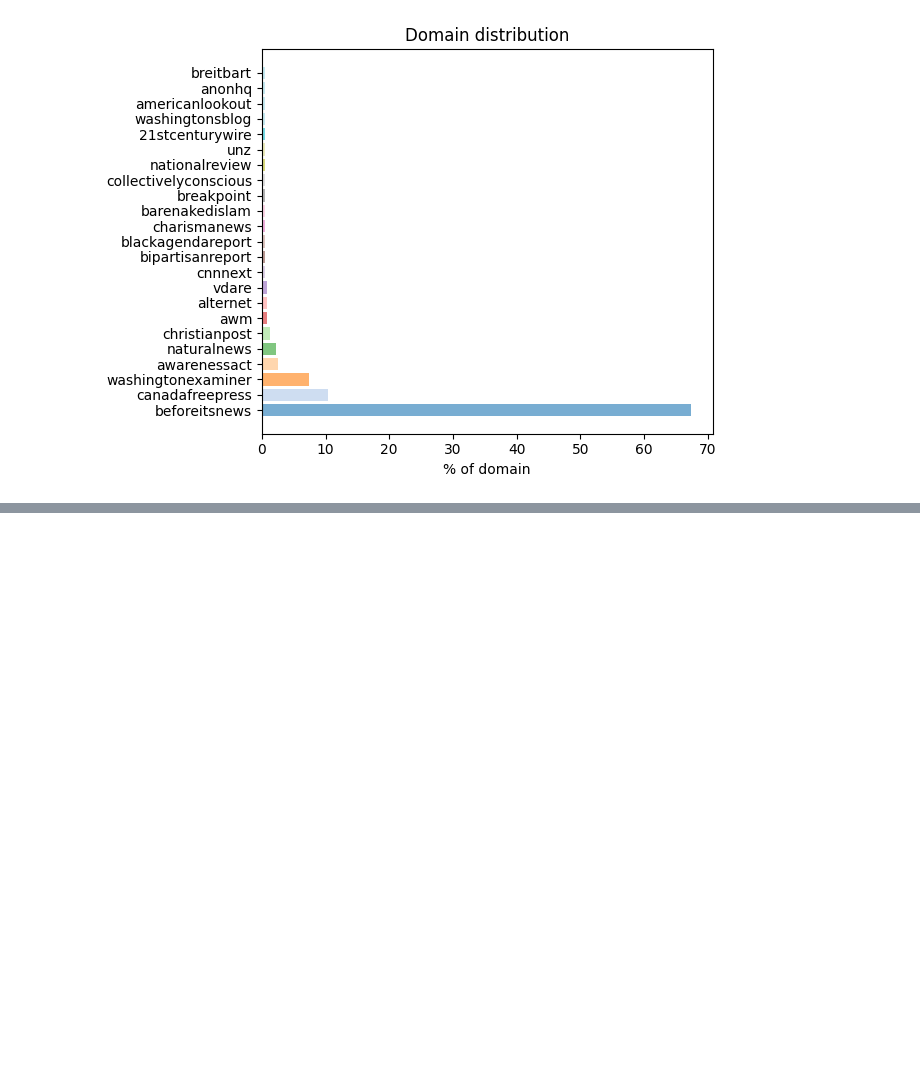
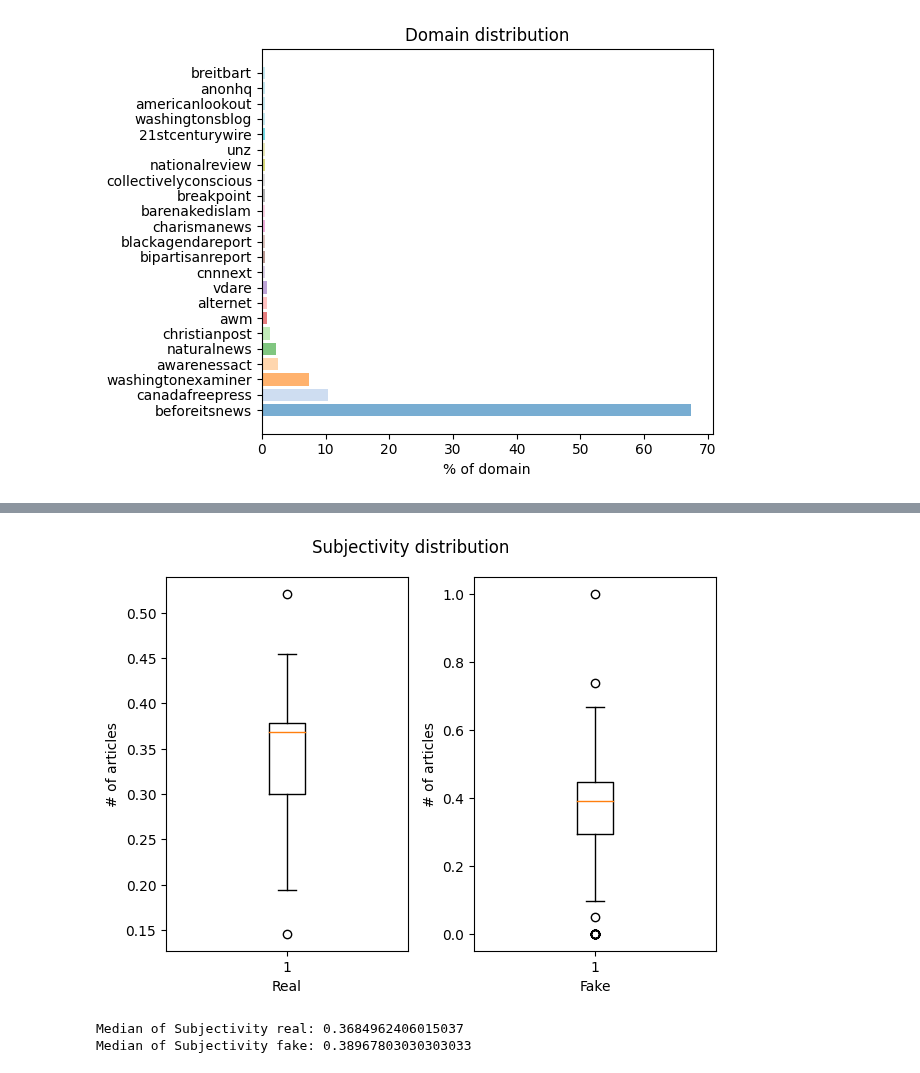
Before and after one commit to henrikdchristensen/DIKU-DS-Exam-FakeNewsDetection, a Jupyter notebook: src/bookhc.ipynb, the cells around one changed output, grey strips where cells are left out. Drawn from its saved outputs; the diff is of its cells as text; code cells hidden in the pictures; blank space fills up the shorter version.

```diff
--- a/src/bookhc.ipynb
+++ b/src/bookhc.ipynb
@@ -128,0 +80,6 @@ TypeError: The `text` argument passed to `__init__(text)` must be a string, not
+# %%
+Stat.boxplot_subjectivity()
+# %% [output]
+[figure, added]
+Median of Subjectivity real: 0.3684962406015037
+Median of Subjectivity fake: 0.38967803030303033
```
Also changed, not shown: parts of 12 cells of this notebook, 2 other files.
